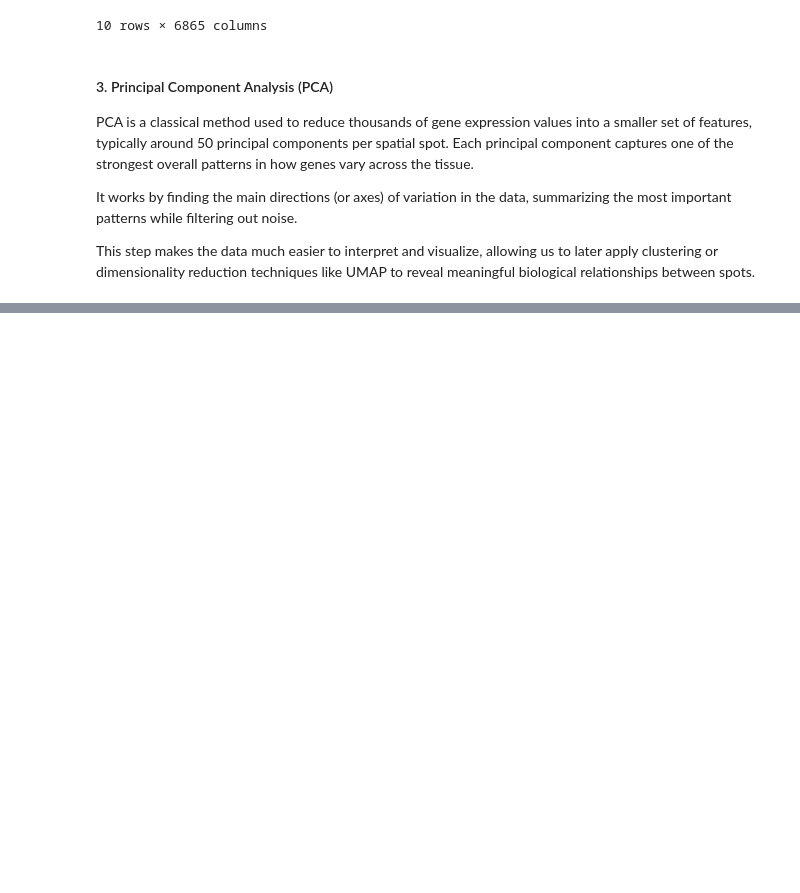
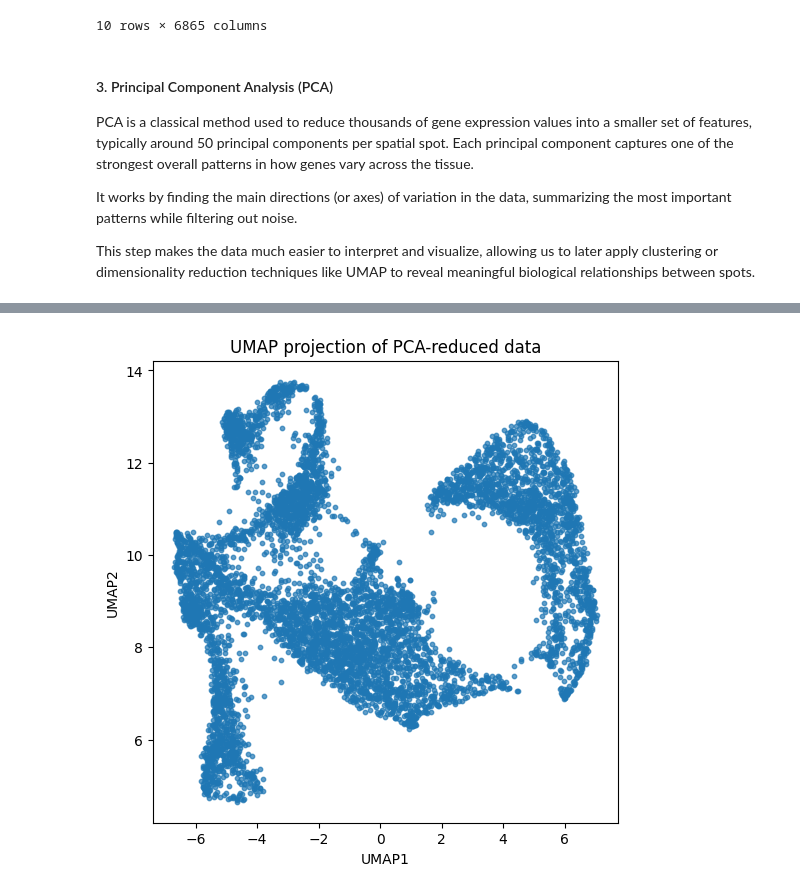
Before and after one commit to josephletobar/parkinsons-spatial-transcriptomics, a Jupyter notebook: parkinsons_analysis.ipynb, the cells around one changed output, grey strips where cells are left out. Cells and saved outputs as stored; diff of their text form; code cells hidden in the pictures; blank space fills up the shorter version.

```diff
--- a/parkinsons_analysis.ipynb
+++ b/parkinsons_analysis.ipynb
@@ -273 +293,28 @@ PCA result shape: (6865, 50)
 5 rows × 50 columns
+# %%
+# Visualize With UMAP
+
+import umap
+
+# initialize UMAP: reduce PCA components to 2 dimensions
+umap_model = umap.UMAP(
+    n_components=2, # reduce to 2 dimensions
+    n_neighbors=15, # how many neighbors UMAP uses to learn local structure
+    min_dist=0.2,   # controls cluser spacing
+    random_state=1  # dont use a random seed
+)
+
+# fit and transform PCA data
+umap_result = umap_model.fit_transform(pca_df)
+
+# put results into a DataFrame for plotting
+umap_df = pd.DataFrame(umap_result, index=pca_df.index, columns=['UMAP1', 'UMAP2'])
+
+plt.figure(figsize=(6,6))
+plt.scatter(umap_df['UMAP1'], umap_df['UMAP2'], s=10, alpha=0.7)
+plt.title("UMAP projection of PCA-reduced data")
+plt.xlabel("UMAP1")
+plt.ylabel("UMAP2")
+plt.show()
+# %% [output]
+[figure, added]
```
Also changed, not shown: parts of 12 cells of this notebook, 1 other file.
